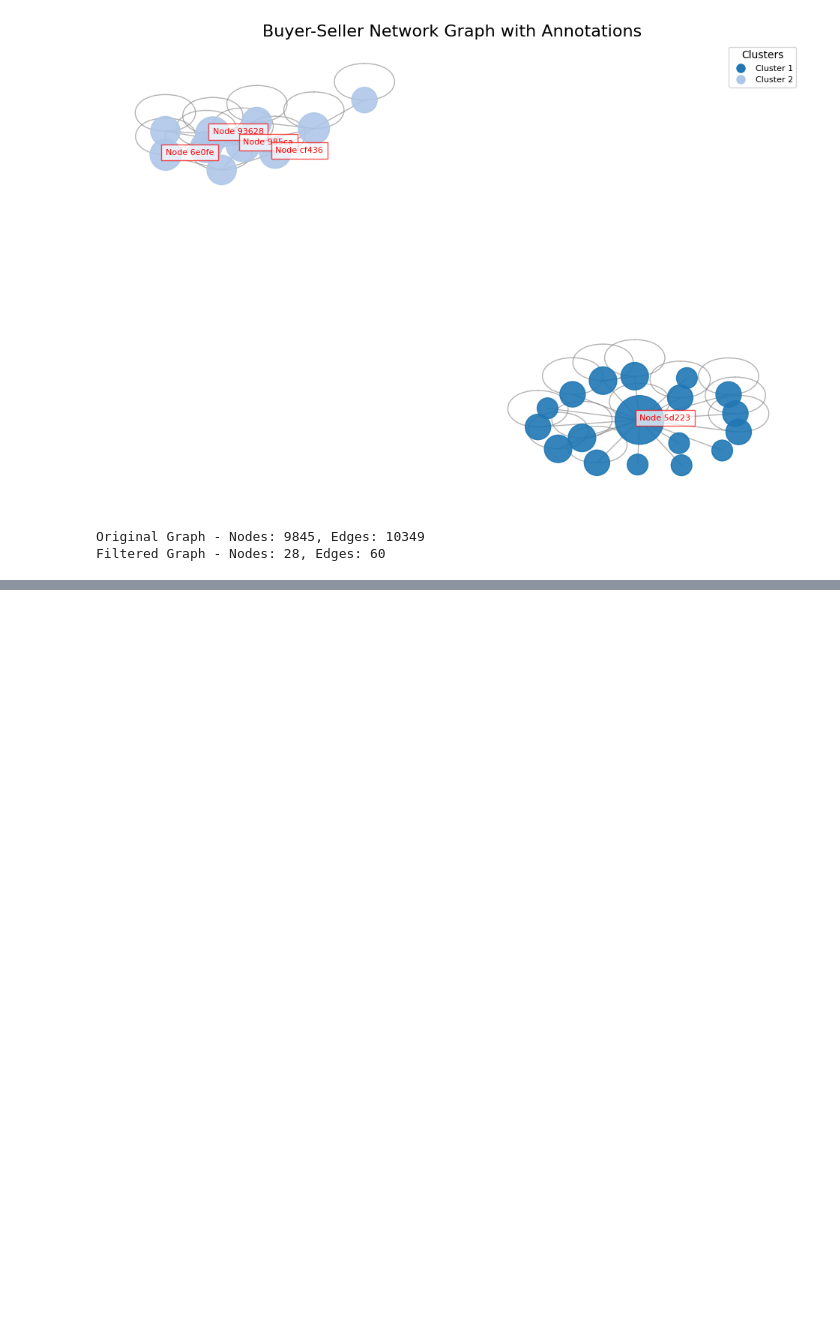
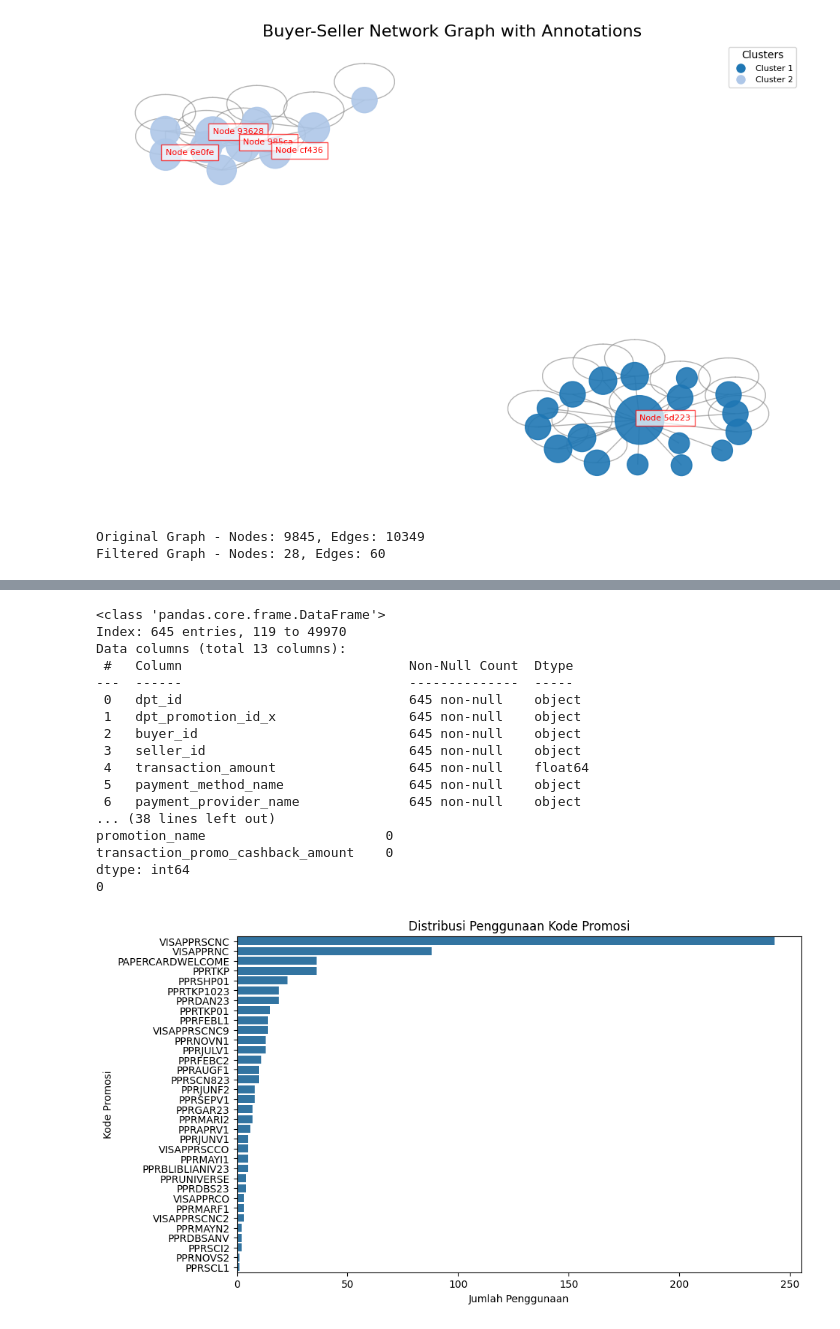
Before and after one commit to Akbar-1056/bitlabs-project, a Jupyter notebook: Project_Based_Learning_kelompok_3_cs03.ipynb, the cells around one changed output, grey strips where cells are left out. Drawn from its saved outputs; the diff is of its cells as text; code cells hidden in the pictures; blank space fills up the shorter version.

```diff
--- a/Project_Based_Learning_kelompok_3_cs03.ipynb
+++ b/Project_Based_Learning_kelompok_3_cs03.ipynb
@@ -928,0 +800,80 @@ Potential Misuse Cases (Outliers):
+# %%
+import pandas as pd
+import matplotlib.pyplot as plt
+import seaborn as sns
+
+# Load dataset df5
+# Pastikan df5 sudah diimport sebelumnya
+df5.info()
+
+# Langkah 1: Eksplorasi Data
+print(df5.describe())
+print(df5.isnull().sum())  # Cek nilai kosong
+print(df5.duplicated().sum())  # Cek duplikat
+
+# Langkah 2: Pembersihan Data
+df5 = df5.drop_duplicates()  # Hapus duplikat
+df5 = df5.dropna()  # Hapus nilai kosong (atau gunakan imputasi jika diperlukan)
+
+# Konversi kolom datetime ke format datetime
+df5['transaction_created_datetime'] = pd.to_datetime(df5['transaction_created_datetime'])
+df5['transaction_updated_datetime'] = pd.to_datetime(df5['transaction_updated_datetime'])
+
+# Langkah 3: Analisis Aktivitas Promosi
+# 1. Distribusi kode promosi
+plt.figure(figsize=(10, 6))
+sns.countplot(y='promotion_code', data=df5, order=df5['promotion_code'].value_counts().index)
+plt.title("Distribusi Penggunaan Kode Promosi")
+plt.xlabel("Jumlah Penggunaan")
+plt.ylabel("Kode Promosi")
+plt.show()
+
+# 2. Analisis pembeli/penjual dengan penggunaan promosi terbanyak
+top_buyers = df5.groupby('buyer_id')['dpt_promotion_id_x'].count().sort_values(ascending=False).head(10)
+top_sellers = df5.groupby('seller_id')['dpt_promotion_id_x'].count().sort_values(ascending=False).head(10)
+
+print("Top 10 Buyers with Most Promotion Usage:")
+print(top_buyers)
+
+print("Top 10 Sellers with Most Promotion Usage:")
+print(top_sellers)
+
+# Visualisasi Top Buyers
+plt.figure(figsize=(10, 6))
+top_buyers.plot(kind='bar', color='skyblue')
+plt.title("Top 10 Buyers with Most Promotion Usage")
+plt.xlabel("Buyer ID")
+plt.ylabel("Usage Count")
+plt.show()
+
+# Langkah 4: Identifikasi Pola Penyalahgunaan
+# 1. Pembeli yang menggunakan kode promosi yang sama secara berulang
+repeated_promo_usage = df5.groupby(['buyer_id', 'promotion_code']).size().reset_index(name='count')
+potential_abuse = repeated_promo_usage[repeated_promo_usage['count'] > 2]  # Threshold: >5
+
+print("Potential Promotion Misuse Cases:")
+print(potential_abuse)
+
+# 2. Transaksi minimum untuk cashback
+low_value_transactions = df5[df5['transaction_amount'] <= 4]  # Threshold transaksi minimum
+print("Low-value Transactions with Promotions:")
+print(low_value_transactions)
+# %% [output]
+<class 'pandas.core.frame.DataFrame'>
+Index: 645 entries, 119 to 49970
+Data columns (total 13 columns):
+ #   Column                             Non-Null Count  Dtype
+---  ------                             --------------  -----
+ 0   dpt_id                             645 non-null    object
+ 1   dpt_promotion_id_x                 645 non-null    object
+ 2   buyer_id                           645 non-null    object
+ 3   seller_id                          645 non-null    object
+ 4   transaction_amount                 645 non-null    float64
+ 5   payment_method_name                645 non-null    object
+ 6   payment_provider_name              645 non-null    object
+... (38 lines left out)
+promotion_name                       0
+transaction_promo_cashback_amount    0
+dtype: int64
+0
+[figure, added]
```
Also changed, not shown: parts of 15 cells of this notebook.
